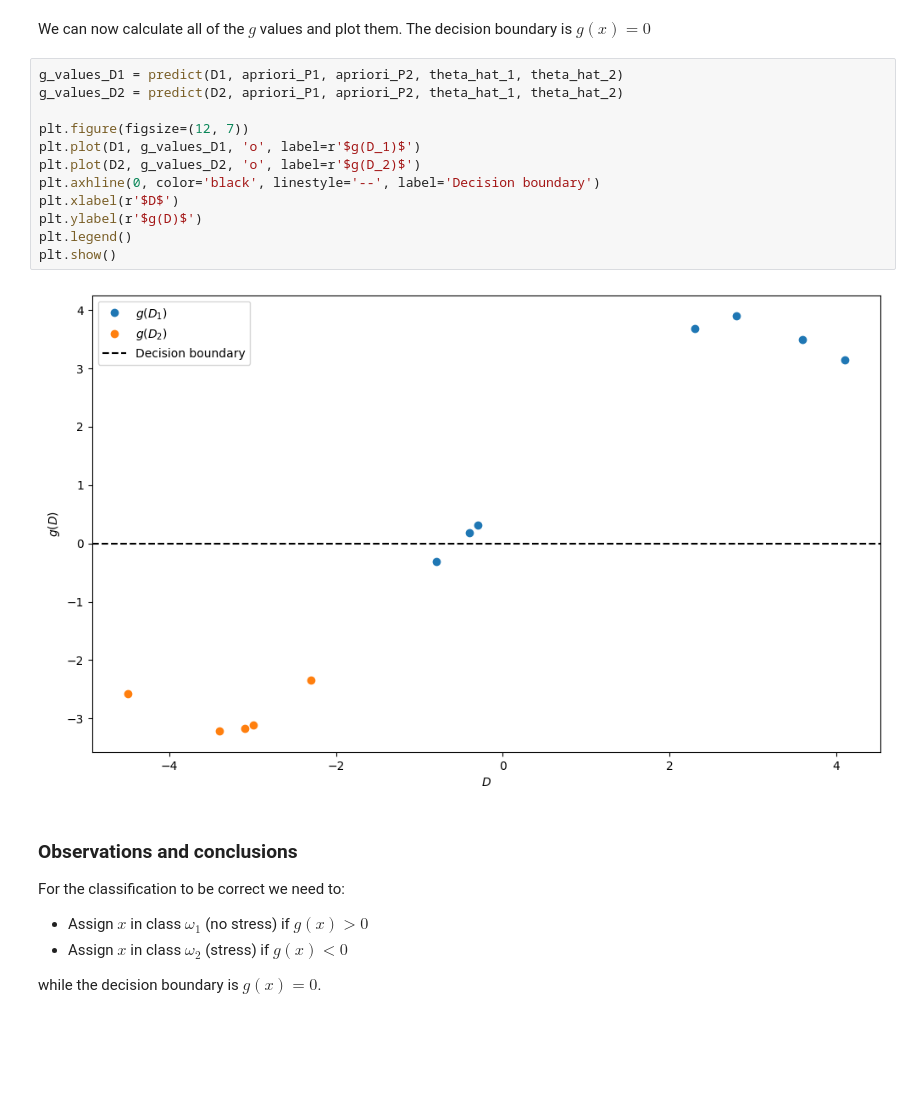
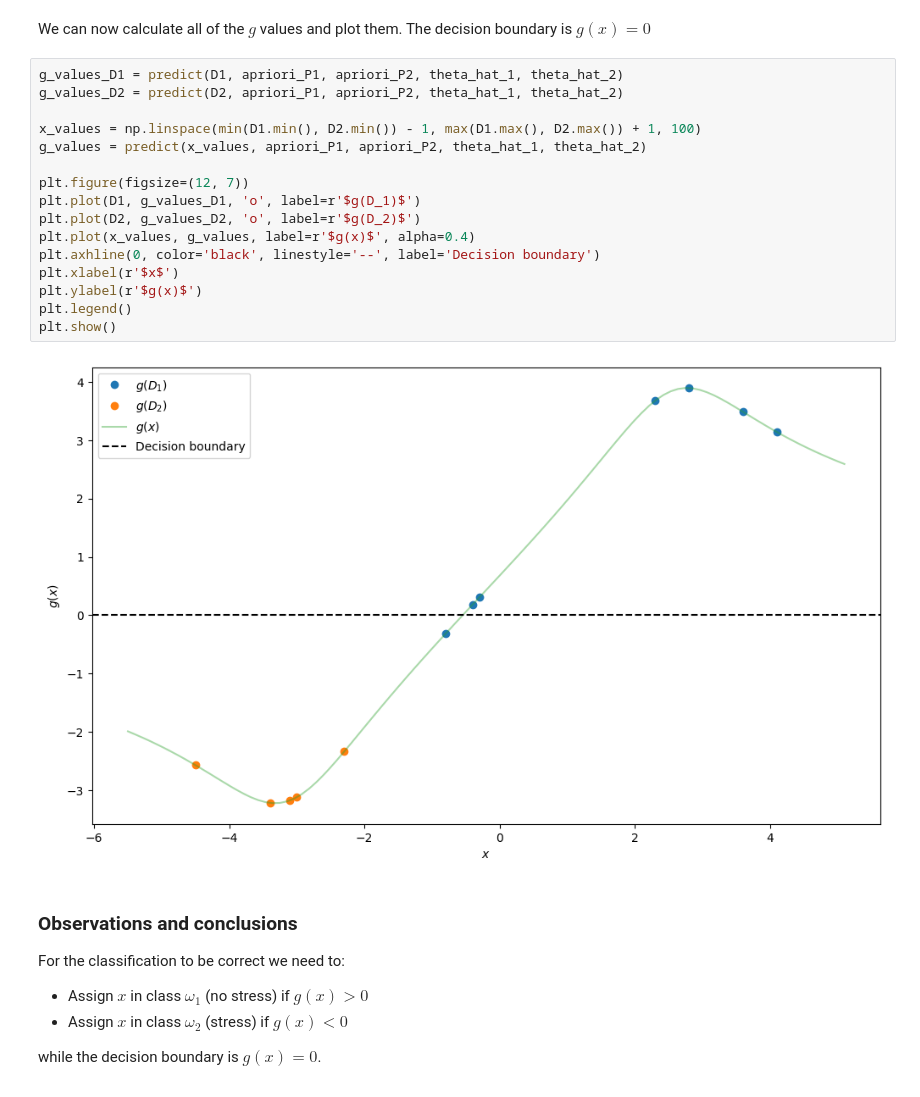
Before and after one commit to NontasBak/PR-Machine-Learning, a Jupyter notebook: Team40-AC.ipynb, the cells around one changed output. Drawn from its saved outputs; the diff is of its cells as text; blank space fills up the shorter version.

```diff
--- a/Team40-AC.ipynb
+++ b/Team40-AC.ipynb
@@ -74,17 +74,21 @@ We can now calculate all of the $g$ values and plot them. The decision boundary
 # %%
 g_values_D1 = predict(D1, apriori_P1, apriori_P2, theta_hat_1, theta_hat_2)
 g_values_D2 = predict(D2, apriori_P1, apriori_P2, theta_hat_1, theta_hat_2)
 
+x_values = np.linspace(min(D1.min(), D2.min()) - 1, max(D1.max(), D2.max()) + 1, 100)
+g_values = predict(x_values, apriori_P1, apriori_P2, theta_hat_1, theta_hat_2)
+
 plt.figure(figsize=(12, 7))
 plt.plot(D1, g_values_D1, 'o', label=r'$g(D_1)$')
 plt.plot(D2, g_values_D2, 'o', label=r'$g(D_2)$')
+plt.plot(x_values, g_values, label=r'$g(x)$', alpha=0.4)
 plt.axhline(0, color='black', linestyle='--', label='Decision boundary')
-plt.xlabel(r'$D$')
-plt.ylabel(r'$g(D)$')
+plt.xlabel(r'$x$')
+plt.ylabel(r'$g(x)$')
 plt.legend()
 plt.show()
 # %% [output]
-[figure, old version]
+[figure, new version]
 # %% [markdown]
 ### Observations and conclusions
 
```
Also changed, not shown: parts of 4 cells of this notebook, 2 other files.
